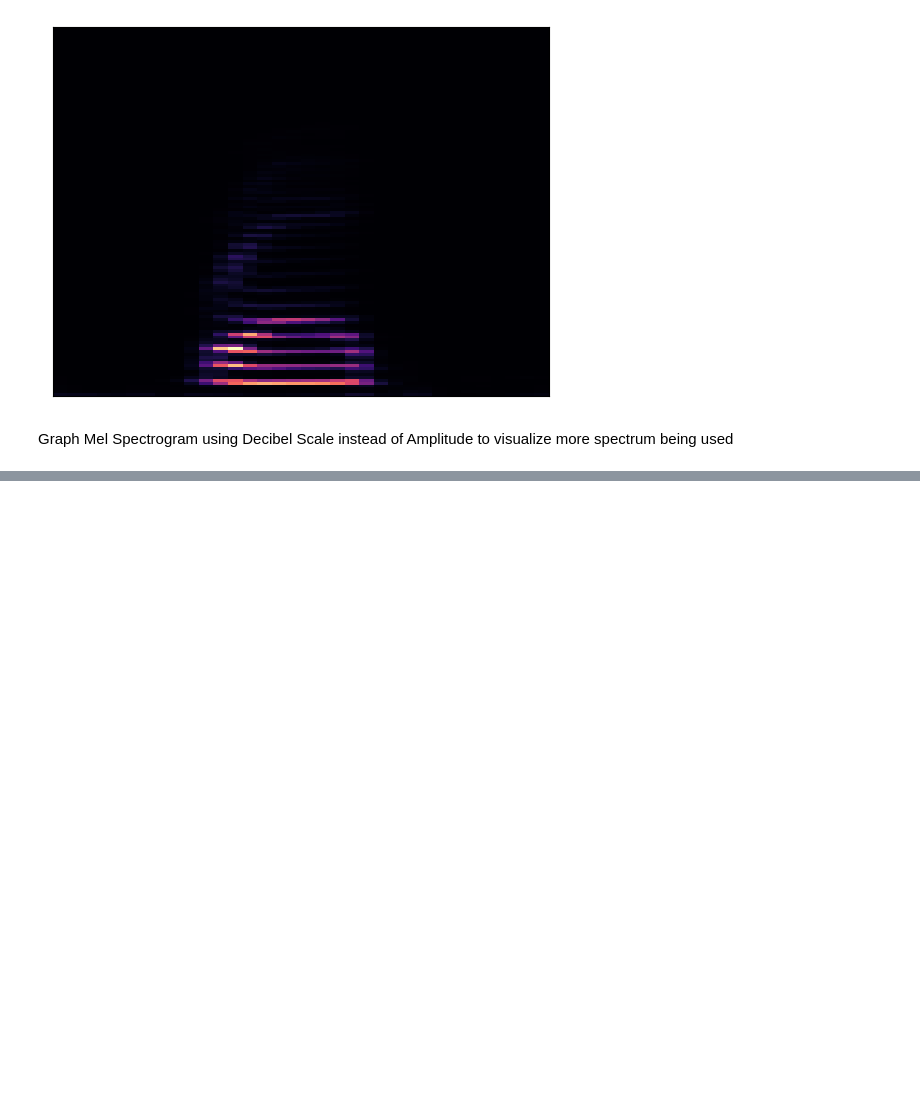
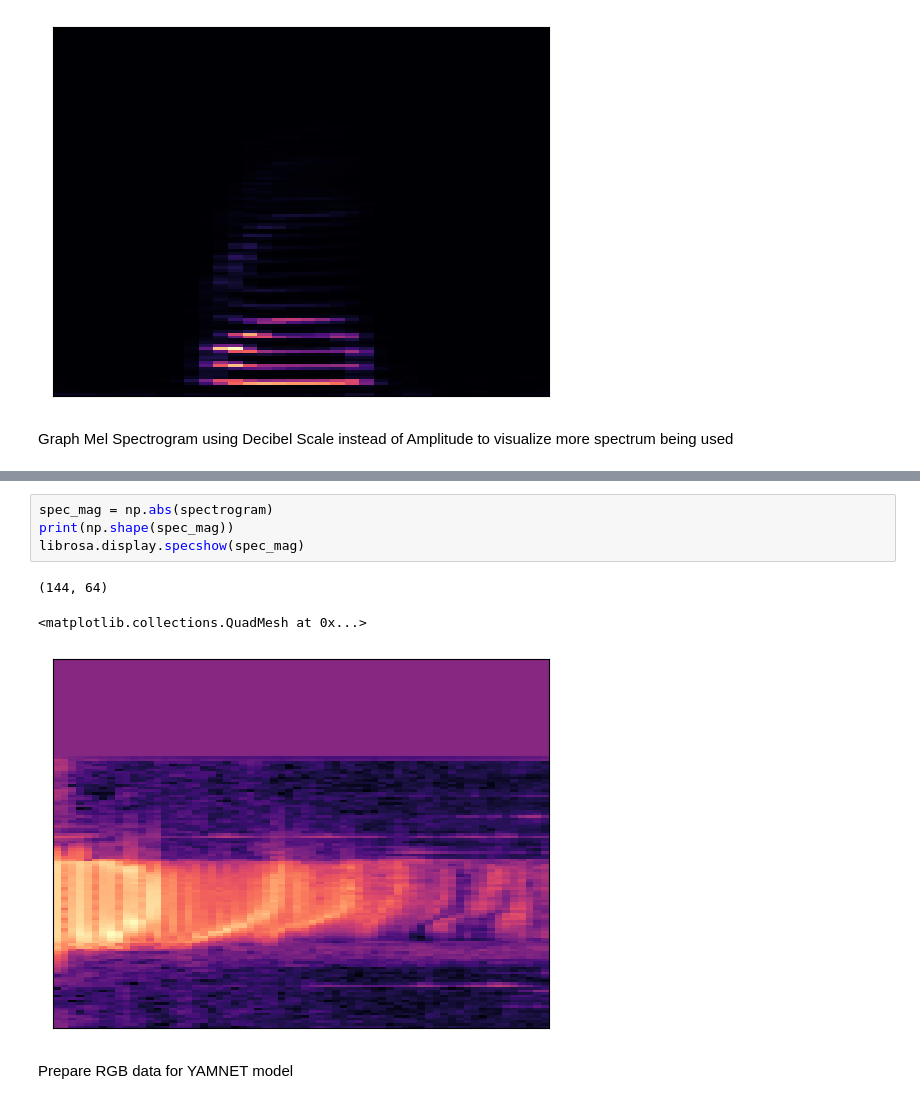
Before and after one commit to teleplayer123/audio_recognition, a Jupyter notebook: transfer_learning.ipynb, the cells around one changed output, grey strips where cells are left out. Drawn from its saved outputs; the diff is of its cells as text; blank space fills up the shorter version.

```diff
--- a/transfer_learning.ipynb
+++ b/transfer_learning.ipynb
@@ -116,0 +132,10 @@ plt.colorbar(format="%+2.0f dB")
+# %%
+spec_mag = np.abs(spectrogram)
+print(np.shape(spec_mag))
+librosa.display.specshow(spec_mag)
+# %% [output]
+(144, 64)
+<matplotlib.collections.QuadMesh at 0x...>
+[figure, added]
+# %% [markdown]
+Prepare RGB data for YAMNET model
```
Also changed, not shown: parts of 11 cells of this notebook.
